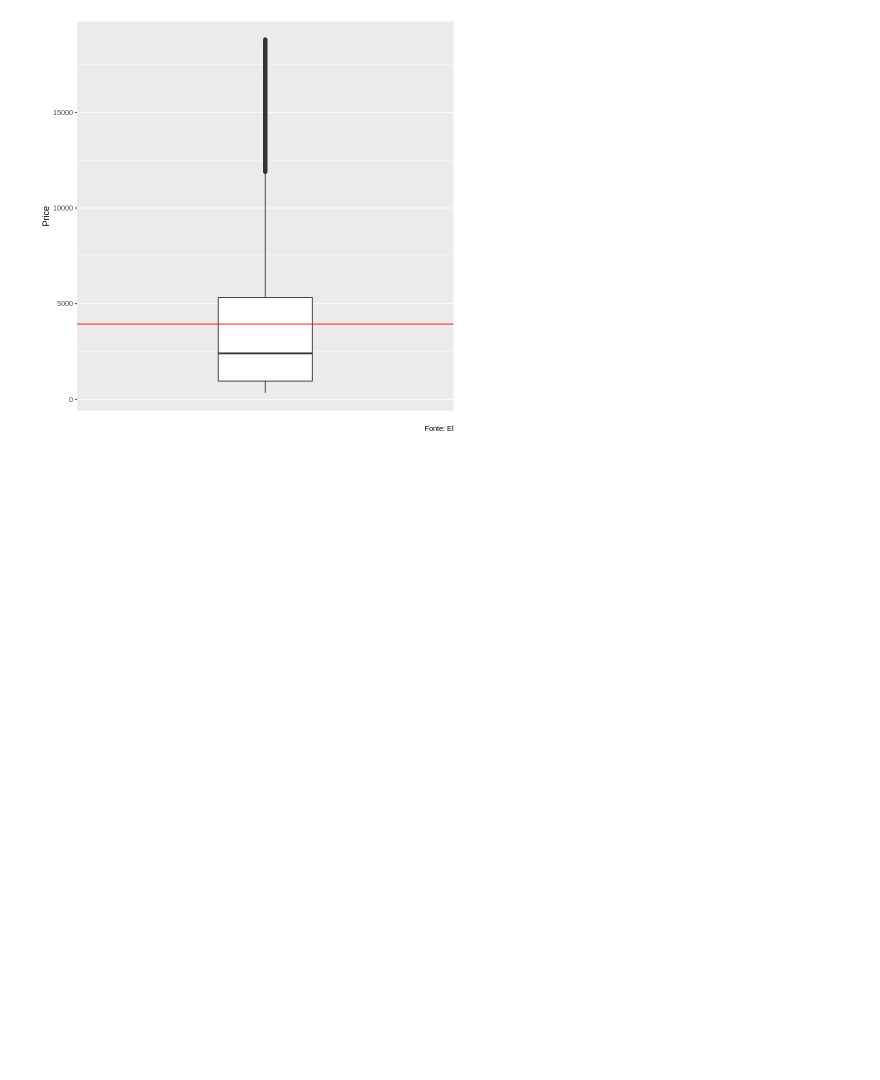
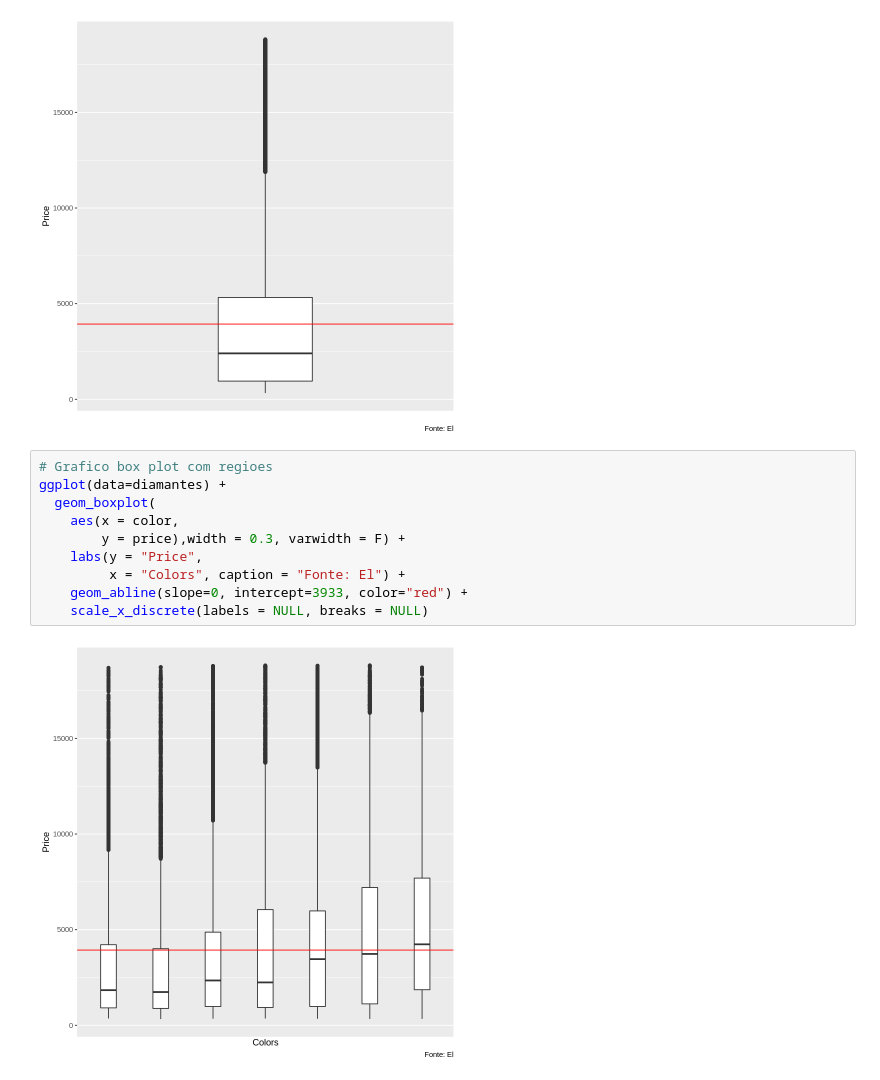
Before and after one commit to BrunaKrasotaMatos/An-liseEstat-stica, a Jupyter notebook: Trilha3/Trilha3.ipynb, the cells around one changed output. Cells and saved outputs as stored; diff of their text form; blank space fills up the shorter version.

```diff
--- a/Trilha3/Trilha3.ipynb
+++ b/Trilha3/Trilha3.ipynb
@@ -97,3 +103,15 @@ ggplot(data=diamantes) +
     scale_x_discrete(labels = NULL, breaks = NULL)
 # %% [output]
 [figure]
+# %%
+# Grafico box plot com regioes
+ggplot(data=diamantes) +
+  geom_boxplot(
+    aes(x = color,
+        y = price),width = 0.3, varwidth = F) +
+    labs(y = "Price",
+         x = "Colors", caption = "Fonte: El") +
+    geom_abline(slope=0, intercept=3933, color="red") +
+    scale_x_discrete(labels = NULL, breaks = NULL)
+# %% [output]
+[figure, added]
```
Also changed, not shown: parts of 6 cells of this notebook.
